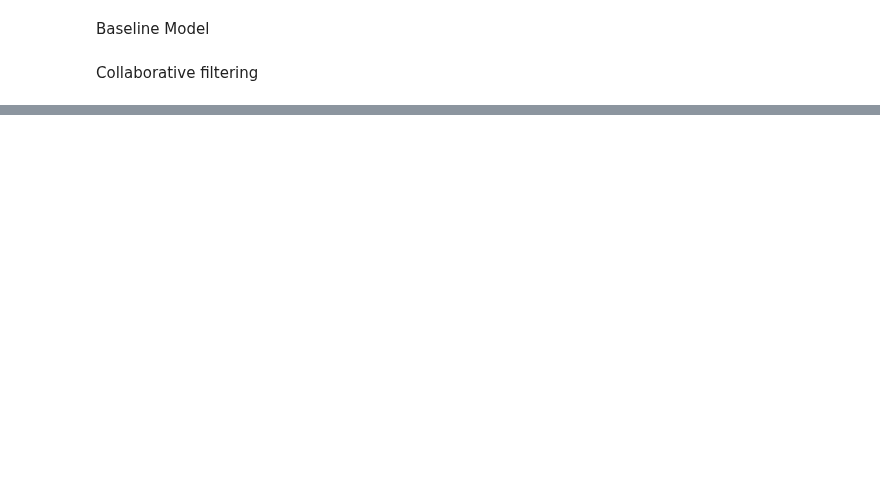
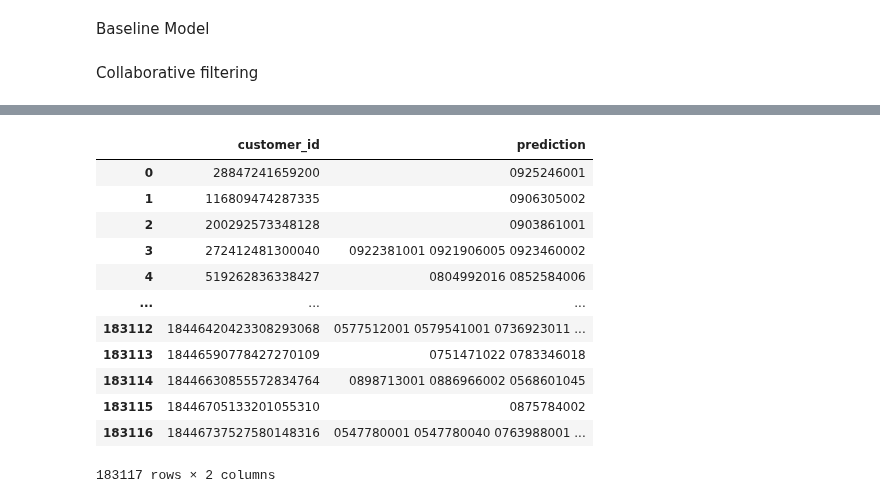
Before and after one commit to streamlit/streamlit-example, a Jupyter notebook: Create csv.ipynb, the cells around one changed output, grey strips where cells are left out. Saved outputs shown, nothing was run; the diff lists cells and outputs as text; code cells hidden in the pictures; blank space fills up the shorter version.

Commit message:
all reco models

```diff
--- a/Create csv.ipynb
+++ b/Create csv.ipynb
@@ -287,0 +364,2 @@ AttributeError: to_csv not found
+# %%
+Recent_transactions['quotient'] = Recent_transactions['count_targ'] / Recent_transactions['count']
@@ -287,0 +375,52 @@ AttributeError: to_csv not found
+# %%
+tmp = Recent_transactions.copy()
+
+# x: number of days elapsed from the date Customer A purchased Product B to 2020-09-22
+tmp['x'] = ((last_ts - tmp['t_dat']) / np.timedelta64(1, 'D')).astype(int)
+tmp['dummy_1'] = 1
+tmp['x'] = tmp[["x", "dummy_1"]].max(axis=1)
+# %%
+# Now that we know the function to modelize the this phenomenon we create the column y
+# y: Value to be decayed by the x
+# with the value of a, b, c and d explained before
+a, b, c, d = 2.5e4, 1.5e5, 2e-1, 1e3
+tmp['y'] = a / np.sqrt(tmp['x']) + b * np.exp(-c*tmp['x']) - d
+tmp['dummy_0'] = 0
+tmp['y'] = tmp[["y", "dummy_0"]].max(axis=1)
+# %%
+# value: y * quotient
+tmp['value'] = tmp['quotient'] * tmp['y']
+tmp = tmp.groupby(['customer_id', 'article_id']).agg({'value': 'sum'})
+tmp = tmp.reset_index()
+
+tmp = tmp.loc[tmp['value'] > 100]
+tmp['rank'] = tmp.groupby("customer_id")["value"].rank("dense", ascending=False)
+tmp = tmp.loc[tmp['rank'] <= 12]
+
+# We then group tmp by customer_id and rank the articles by their value
+purchase_df = tmp.sort_values(['customer_id', 'value'], ascending = False).reset_index(drop = True)
+purchase_df['prediction'] = '0' + purchase_df['article_id'].astype(str) + ' '
+purchase_df = purchase_df.groupby('customer_id').agg({'prediction': sum}).reset_index()
+purchase_df['prediction'] = purchase_df['prediction'].str.strip()
+
+# Save csv
+purchase_df.to_csv("data/purchase_df.csv",index=False)
+text_file = open("data/general_pred_str.txt", "wt")
+n = text_file.write(general_pred_str)
+text_file.close()
+# %%
+purchase_df
+# %% [output]
+|  | customer_id | prediction |
+| 0 | 28847241659200 | 0925246001 |
+| 1 | 116809474287335 | 0906305002 |
+| 2 | 200292573348128 | 0903861001 |
+| 3 | 272412481300040 | 0922381001 0921906005 0923460002 |
+| 4 | 519262836338427 | 0804992016 0852584006 |
+| ... | ... | ... |
+| 183112 | 18446420423308293068 | 0577512001 0579541001 0736923011 ... |
+| 183113 | 18446590778427270109 | 0751471022 0783346018 |
+| 183114 | 18446630855572834764 | 0898713001 0886966002 0568601045 |
+| 183115 | 18446705133201055310 | 0875784002 |
+| 183116 | 18446737527580148316 | 0547780001 0547780040 0763988001 ... |
+183117 rows × 2 columns
```
Also changed, not shown: parts of 20 cells of this notebook, 2 other files.
